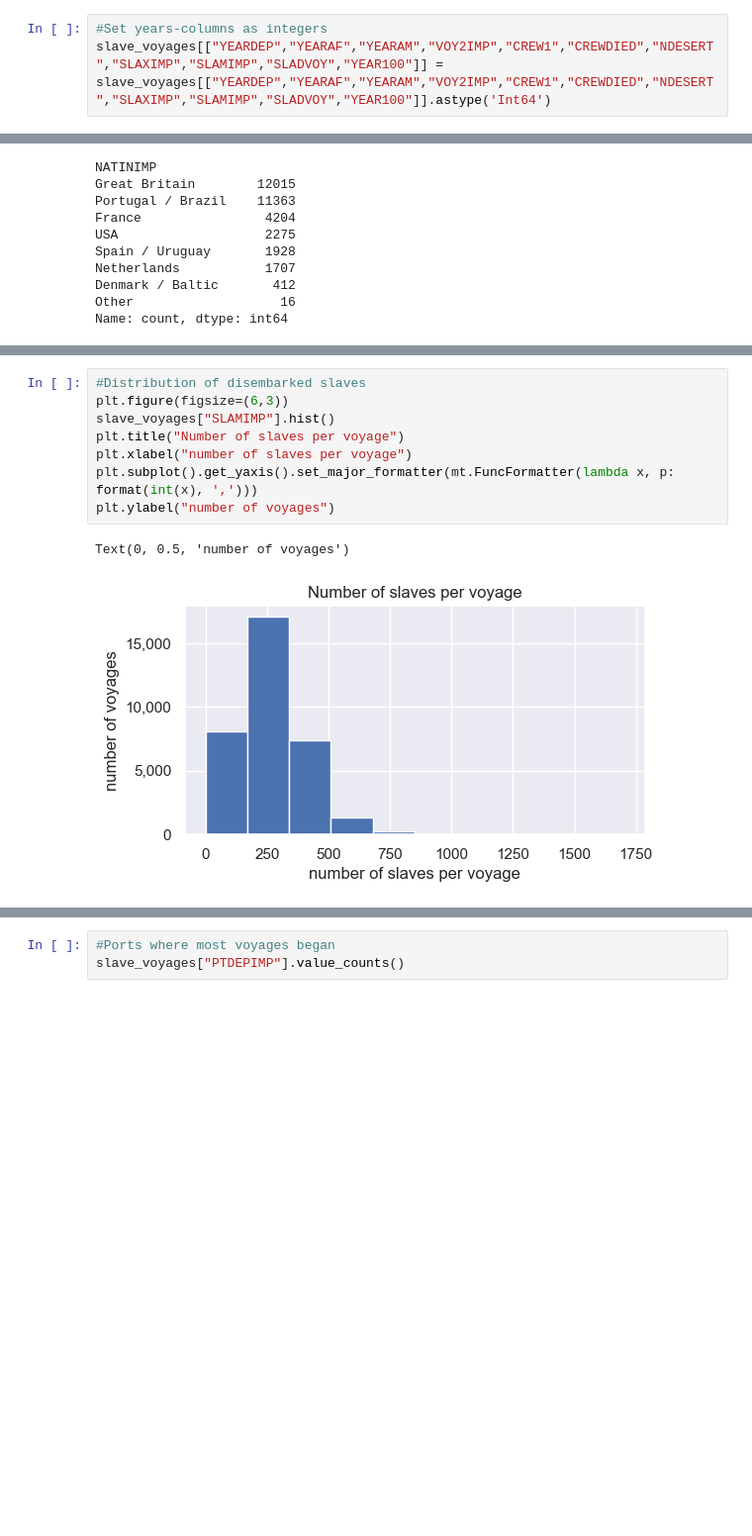
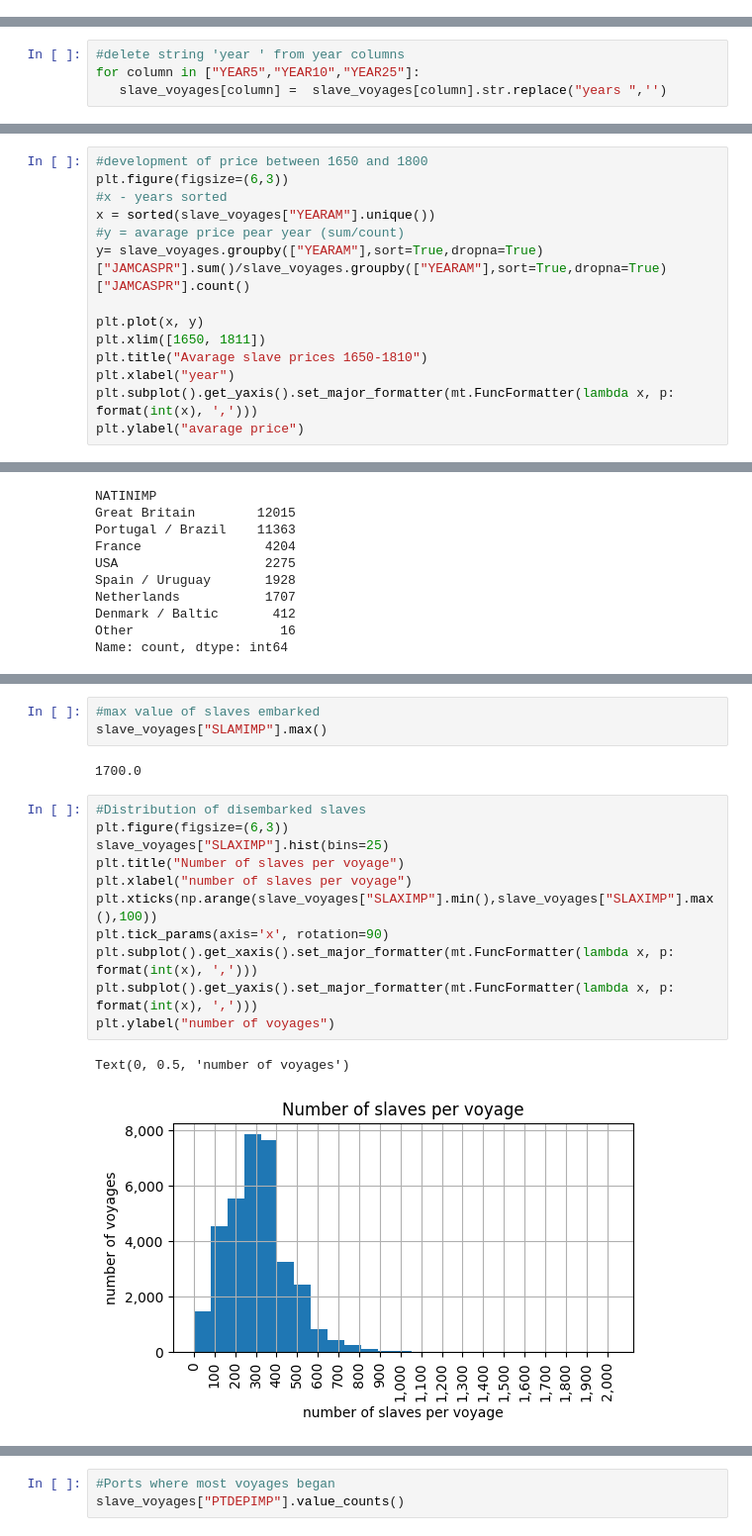
Before and after one commit to andren967/Novak_SlaveVoyages, a Jupyter notebook: Slave_trade_EDA.ipynb, the cells around one changed output, grey strips where cells are left out. Shown at 99% size. Cells and saved outputs as stored; diff of their text form; blank space fills up the shorter version.

```diff
--- a/Slave_trade_EDA.ipynb
+++ b/Slave_trade_EDA.ipynb
@@ -71,9 +403,6 @@ https://www.slavevoyages.org/voyage/downloads#full-versions-of-the-trans-atlanti
 #Change datatype of ID-column and set it as index
 slave_voyages = slave_voyages.astype({'VOYAGEID': int})
 slave_voyages = slave_voyages.set_index("VOYAGEID")
-# %%
-#Set years-columns as integers
-slave_voyages[["YEARDEP","YEARAF","YEARAM","VOY2IMP","CREW1","CREWDIED","NDESERT","SLAXIMP","SLAMIMP","SLADVOY","YEAR100"]] = slave_voyages[["YEARDEP","YEARAF","YEARAM","VOY2IMP","CREW1","CREWDIED","NDESERT","SLAXIMP","SLAMIMP","SLADVOY","YEAR100"]].astype('Int64')
 # %%
 #Set date-columns as datetime
 slave_voyages[["DATEBUY","DATELAND1"]] = slave_voyages[["DATEBUY","DATELAND1"]].apply(lambda x: pd.to_datetime(x,errors = 'coerce', format = '%Y-%m-%d'))
@@ -99,0 +409,4 @@ memory usage: 8.0+ MB
+# %%
+#delete string 'year ' from year columns
+for column in ["YEAR5","YEAR10","YEAR25"]:
+   slave_voyages[column] =  slave_voyages[column].str.replace("years ",'')
@@ -544,0 +527,14 @@ Text(0.5, 0, 'Average price of slaves standardized on sterling cash price of pri
+# %%
+#development of price between 1650 and 1800
+plt.figure(figsize=(6,3))
+#x - years sorted
+x = sorted(slave_voyages["YEARAM"].unique())
+#y = avarage price pear year (sum/count)
+y= slave_voyages.groupby(["YEARAM"],sort=True,dropna=True)["JAMCASPR"].sum()/slave_voyages.groupby(["YEARAM"],sort=True,dropna=True)["JAMCASPR"].count()
+
+plt.plot(x, y)
+plt.xlim([1650, 1811])
+plt.title("Avarage slave prices 1650-1810")
+plt.xlabel("year")
+plt.subplot().get_yaxis().set_major_formatter(mt.FuncFormatter(lambda x, p: format(int(x), ',')))
+plt.ylabel("avarage price")
@@ -583,11 +612,19 @@ Name: count, dtype: int64
+# %%
+#max value of slaves embarked
+slave_voyages["SLAMIMP"].max()
+# %% [output]
+1700.0
 # %%
 #Distribution of disembarked slaves
 plt.figure(figsize=(6,3))
-slave_voyages["SLAMIMP"].hist()
+slave_voyages["SLAXIMP"].hist(bins=25)
 plt.title("Number of slaves per voyage")
 plt.xlabel("number of slaves per voyage")
+plt.xticks(np.arange(slave_voyages["SLAXIMP"].min(),slave_voyages["SLAXIMP"].max(),100))
+plt.tick_params(axis='x', rotation=90)
+plt.subplot().get_xaxis().set_major_formatter(mt.FuncFormatter(lambda x, p: format(int(x), ',')))
 plt.subplot().get_yaxis().set_major_formatter(mt.FuncFormatter(lambda x, p: format(int(x), ',')))
 plt.ylabel("number of voyages")
 # %% [output]
 Text(0, 0.5, 'number of voyages')
-[figure, old version]
+[figure, new version]
```
Also changed, not shown: parts of 54 cells of this notebook, 1 other file.
